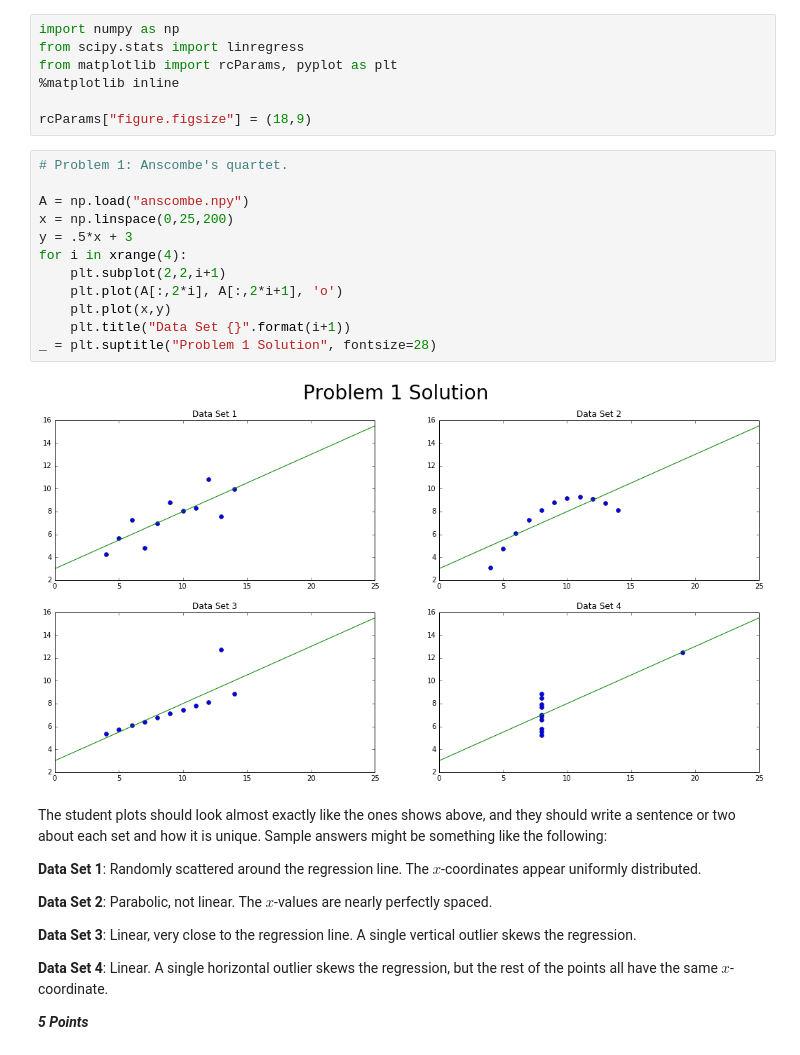
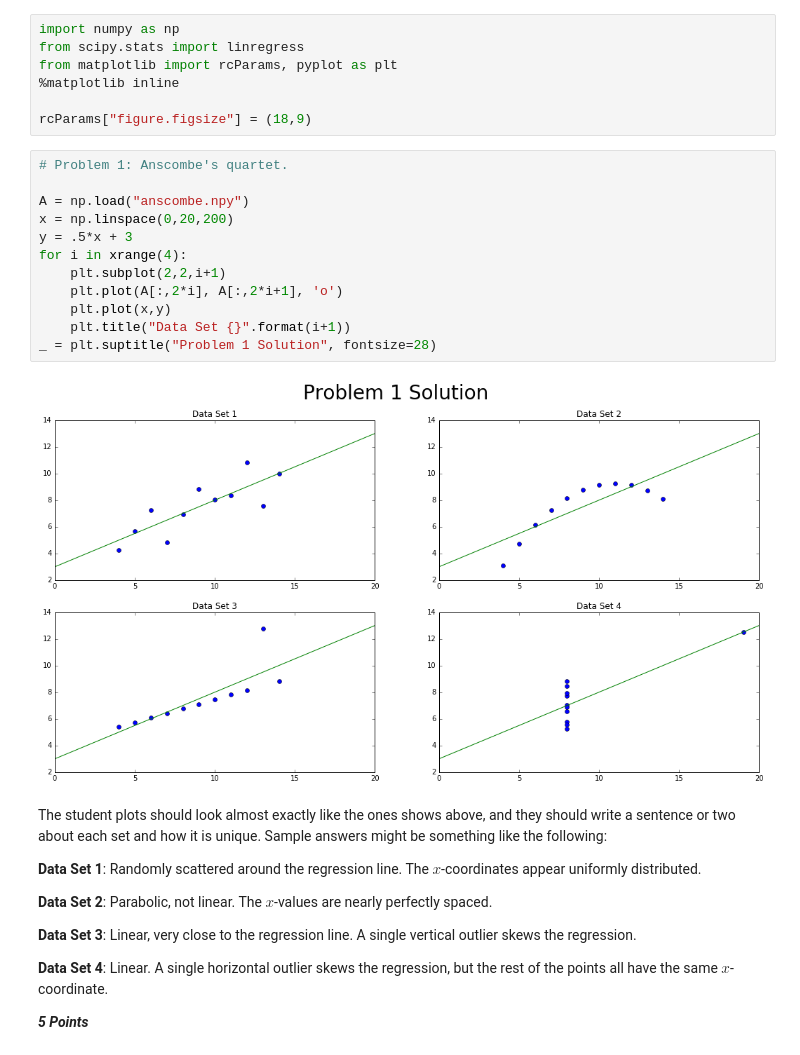
Before and after one commit to tkchris93/numerical_computing, a Jupyter notebook: Labs/Vol1A/DataVisualization/new_solutions.ipynb, the cells around one changed output. Cells and saved outputs as stored; diff of their text form.

```diff
--- a/Labs/Vol1A/DataVisualization/new_solutions.ipynb
+++ b/Labs/Vol1A/DataVisualization/new_solutions.ipynb
@@ -10,17 +10,17 @@ rcParams["figure.figsize"] = (18,9)
 # %%
 # Problem 1: Anscombe's quartet.
 
 A = np.load("anscombe.npy")
-x = np.linspace(0,25,200)
+x = np.linspace(0,20,200)
 y = .5*x + 3
 for i in xrange(4):
     plt.subplot(2,2,i+1)
     plt.plot(A[:,2*i], A[:,2*i+1], 'o')
     plt.plot(x,y)
     plt.title("Data Set {}".format(i+1))
 _ = plt.suptitle("Problem 1 Solution", fontsize=28)
 # %% [output]
-[figure, old version]
+[figure, new version]
 # %% [markdown]
 The student plots should look almost exactly like the ones shows above, and they should write a sentence or two about each set and how it is unique.
 Sample answers might be something like the following:
```
Also changed, not shown: parts of 2 cells of this notebook, 1 other file.
